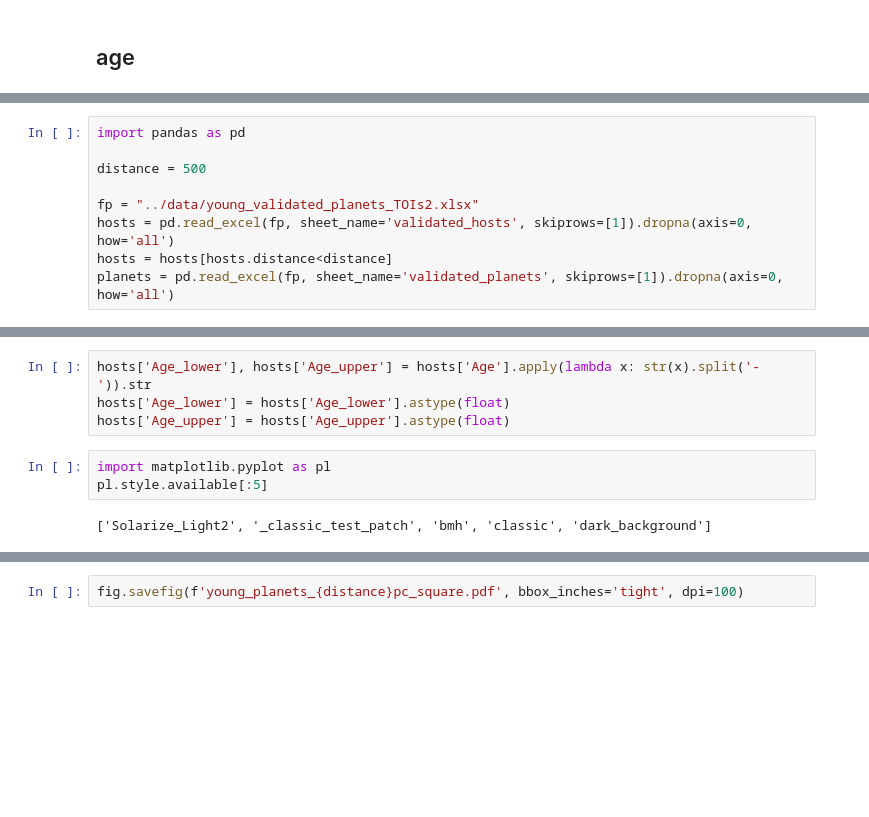
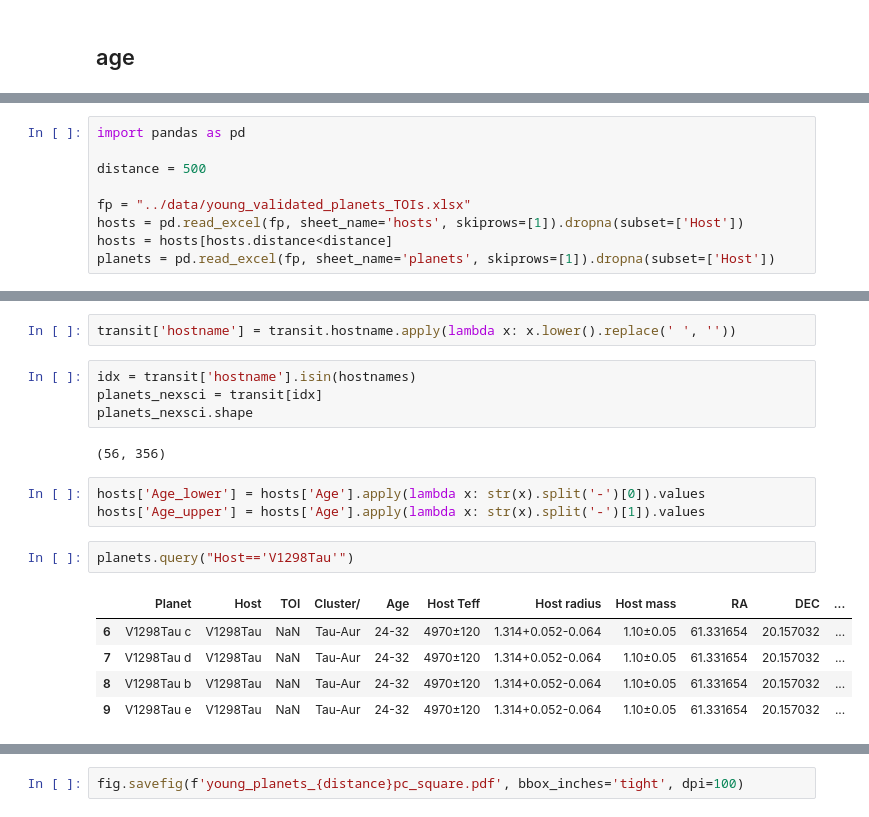
Before and after one commit to jpdeleon/wakai, a Jupyter notebook: notebooks/fig_context.ipynb, the cells around one changed output, grey strips where cells are left out. Saved outputs shown, nothing was run; the diff lists cells and outputs as text; blank space fills up the shorter version.

```diff
--- a/notebooks/fig_context.ipynb
+++ b/notebooks/fig_context.ipynb
@@ -44,7 +41,7 @@ import pandas as pd
 
 distance = 500
 
-fp = "../data/young_validated_planets_TOIs2.xlsx"
-hosts = pd.read_excel(fp, sheet_name='validated_hosts', skiprows=[1]).dropna(axis=0, how='all')
+fp = "../data/young_validated_planets_TOIs.xlsx"
+hosts = pd.read_excel(fp, sheet_name='hosts', skiprows=[1]).dropna(subset=['Host'])
 hosts = hosts[hosts.distance<distance]
-planets = pd.read_excel(fp, sheet_name='validated_planets', skiprows=[1]).dropna(axis=0, how='all')
+planets = pd.read_excel(fp, sheet_name='planets', skiprows=[1]).dropna(subset=['Host'])
@@ -51,9 +69,19 @@ planets = pd.read_excel(fp, sheet_name='validated_planets', skiprows=[1]).dropna
+# %%
+transit['hostname'] = transit.hostname.apply(lambda x: x.lower().replace(' ', ''))
+# %%
+idx = transit['hostname'].isin(hostnames)
+planets_nexsci = transit[idx]
+planets_nexsci.shape
+# %% [output]
+(56, 356)
 # %%
-hosts['Age_lower'], hosts['Age_upper'] = hosts['Age'].apply(lambda x: str(x).split('-')).str
-hosts['Age_lower'] = hosts['Age_lower'].astype(float)
-hosts['Age_upper'] = hosts['Age_upper'].astype(float)
+hosts['Age_lower'] = hosts['Age'].apply(lambda x: str(x).split('-')[0]).values
+hosts['Age_upper'] = hosts['Age'].apply(lambda x: str(x).split('-')[1]).values
-# %%
-import matplotlib.pyplot as pl
-pl.style.available[:5]
-# %% [output]
-['Solarize_Light2', '_classic_test_patch', 'bmh', 'classic', 'dark_background']
+# %%
+planets.query("Host=='V1298Tau'")
+# %% [output]
+|  | Planet | Host | TOI | Cluster/ | Age | Host Teff | Host radius | Host mass | RA | DEC | ... |
+| 6 | V1298Tau c | V1298Tau | NaN | Tau-Aur | 24-32 | 4970±120 | 1.314+0.052-0.064 | 1.10±0.05 | 61.331654 | 20.157032 | ... |
+| 7 | V1298Tau d | V1298Tau | NaN | Tau-Aur | 24-32 | 4970±120 | 1.314+0.052-0.064 | 1.10±0.05 | 61.331654 | 20.157032 | ... |
+| 8 | V1298Tau b | V1298Tau | NaN | Tau-Aur | 24-32 | 4970±120 | 1.314+0.052-0.064 | 1.10±0.05 | 61.331654 | 20.157032 | ... |
+| 9 | V1298Tau e | V1298Tau | NaN | Tau-Aur | 24-32 | 4970±120 | 1.314+0.052-0.064 | 1.10±0.05 | 61.331654 | 20.157032 | ... |
```
Also changed, not shown: parts of 11 cells of this notebook, 33 other files.
